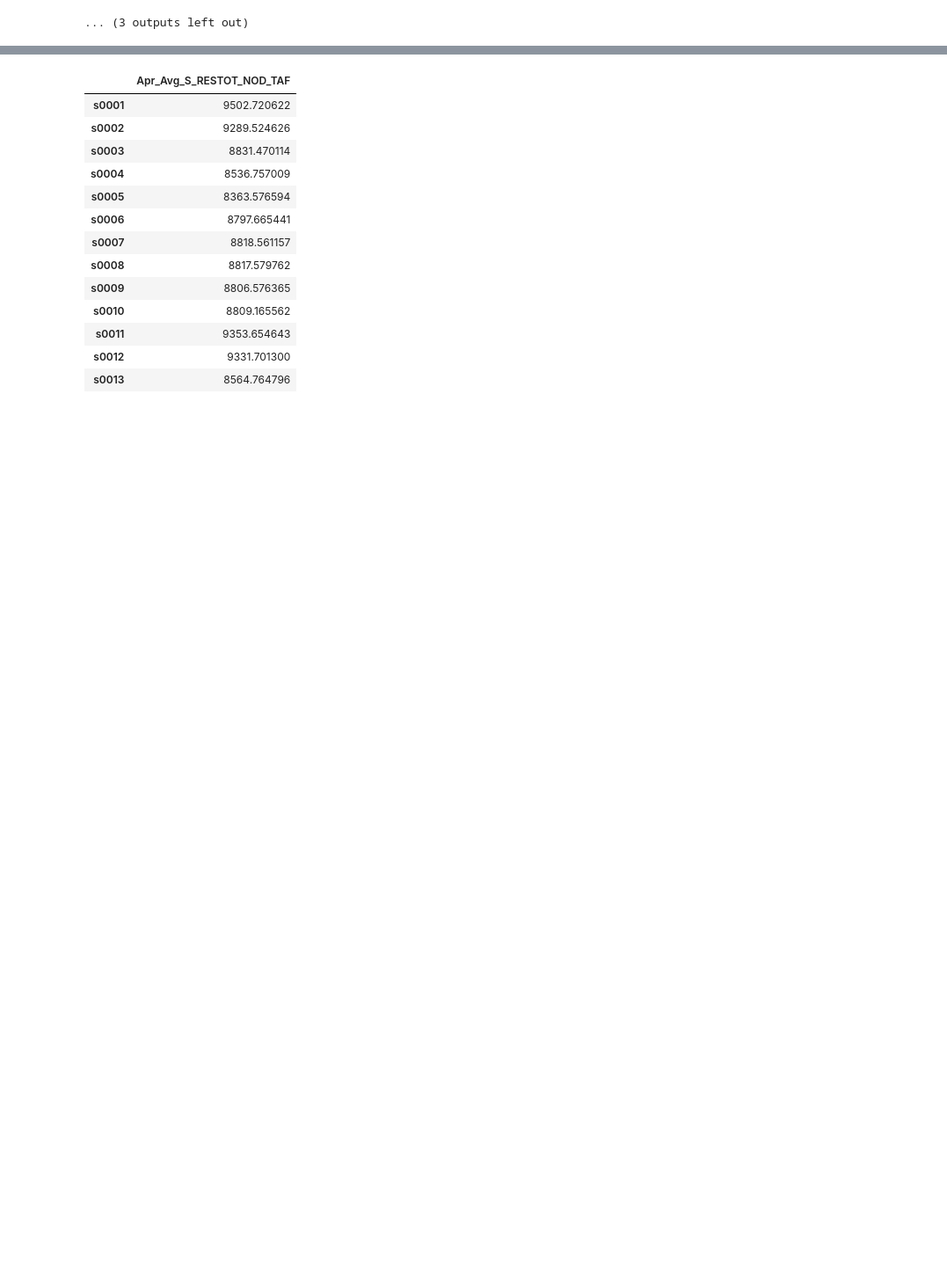
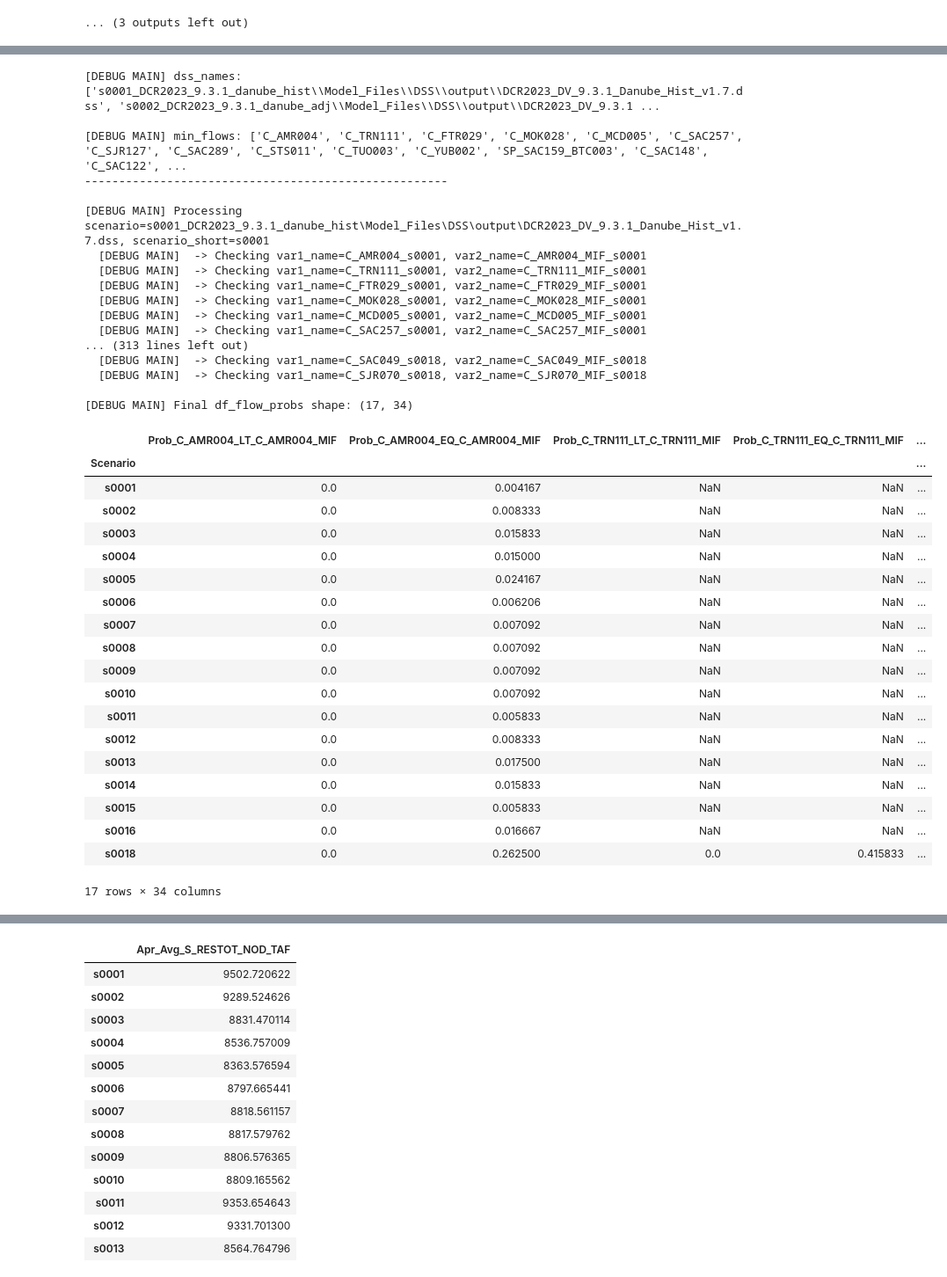
Before and after one commit to maramahmedd/coeqwal, a Jupyter notebook: notebooks/Metrics.ipynb, the cells around one changed output, grey strips where cells are left out. Shown at 88% size. Drawn from its saved outputs; the diff is of its cells as text; code cells hidden in the pictures; blank space fills up the shorter version.

Commit message:
add all scenario probability (lt and eq) processing

```diff
--- a/notebooks/Metrics.ipynb
+++ b/notebooks/Metrics.ipynb
@@ -329,0 +300,71 @@ Days actual flows equal min flows: 163
+# %%
+min_flows = [
+    "C_AMR004", "C_TRN111", "C_FTR029", "C_MOK028", "C_MCD005",
+    "C_SAC257", "C_SJR127", "C_SAC289", "C_STS011", "C_TUO003",
+    "C_YUB002", "SP_SAC159_BTC003", "C_SAC148", "C_SAC122",
+    "C_FTR003", "C_SAC049", "C_SJR070"
+]
+
+prob_result_list = []
+
+for scenario in dss_names:
+    scenario_short = scenario[:5]
+    row_data = {"Scenario": scenario_short}
+
+    for base_flow in min_flows:
+        var1_name = f"{base_flow}_{scenario_short}"
+        var2_name = f"{base_flow}_MIF_{scenario_short}"
+
+        p_less = probability_var1_lt_var2_for_scenario(df, var1_name, var2_name, units="TAF", tolerance=1e-6)
+        p_equal = probability_var1_eq_var2_for_scenario(df, var1_name, var2_name, units="TAF", tolerance=1e-6)
+
+        lt_col = f"Prob_{base_flow}_LT_{base_flow}_MIF"
+        eq_col = f"Prob_{base_flow}_EQ_{base_flow}_MIF"
+
+        row_data[lt_col] = p_less
+        row_data[eq_col] = p_equal
+
+    prob_result_list.append(row_data)
+
+df_flow_probs = pd.DataFrame(prob_result_list)
+df_flow_probs.set_index("Scenario", inplace=True)
+
+display(df_flow_probs)
+# %% [output]
+[DEBUG MAIN] dss_names: ['s0001_DCR2023_9.3.1_danube_hist\\Model_Files\\DSS\\output\\DCR2023_DV_9.3.1_Danube_Hist_v1.7.dss', 's0002_DCR2023_9.3.1_danube_adj\\Model_Files\\DSS\\output\\DCR2023_DV_9.3.1 ...
+
+[DEBUG MAIN] min_flows: ['C_AMR004', 'C_TRN111', 'C_FTR029', 'C_MOK028', 'C_MCD005', 'C_SAC257', 'C_SJR127', 'C_SAC289', 'C_STS011', 'C_TUO003', 'C_YUB002', 'SP_SAC159_BTC003', 'C_SAC148', 'C_SAC122', ...
+-----------------------------------------------------
+
+[DEBUG MAIN] Processing scenario=s0001_DCR2023_9.3.1_danube_hist\Model_Files\DSS\output\DCR2023_DV_9.3.1_Danube_Hist_v1.7.dss, scenario_short=s0001
+  [DEBUG MAIN]  -> Checking var1_name=C_AMR004_s0001, var2_name=C_AMR004_MIF_s0001
+  [DEBUG MAIN]  -> Checking var1_name=C_TRN111_s0001, var2_name=C_TRN111_MIF_s0001
+  [DEBUG MAIN]  -> Checking var1_name=C_FTR029_s0001, var2_name=C_FTR029_MIF_s0001
+  [DEBUG MAIN]  -> Checking var1_name=C_MOK028_s0001, var2_name=C_MOK028_MIF_s0001
+  [DEBUG MAIN]  -> Checking var1_name=C_MCD005_s0001, var2_name=C_MCD005_MIF_s0001
+  [DEBUG MAIN]  -> Checking var1_name=C_SAC257_s0001, var2_name=C_SAC257_MIF_s0001
+... (313 lines left out)
+  [DEBUG MAIN]  -> Checking var1_name=C_SAC049_s0018, var2_name=C_SAC049_MIF_s0018
+  [DEBUG MAIN]  -> Checking var1_name=C_SJR070_s0018, var2_name=C_SJR070_MIF_s0018
+
+[DEBUG MAIN] Final df_flow_probs shape: (17, 34)
+|  | Prob_C_AMR004_LT_C_AMR004_MIF | Prob_C_AMR004_EQ_C_AMR004_MIF | Prob_C_TRN111_LT_C_TRN111_MIF | Prob_C_TRN111_EQ_C_TRN111_MIF | ... |
+| Scenario |  |  |  |  | ... |
+| s0001 | 0.0 | 0.004167 | NaN | NaN | ... |
+| s0002 | 0.0 | 0.008333 | NaN | NaN | ... |
+| s0003 | 0.0 | 0.015833 | NaN | NaN | ... |
+| s0004 | 0.0 | 0.015000 | NaN | NaN | ... |
+| s0005 | 0.0 | 0.024167 | NaN | NaN | ... |
+| s0006 | 0.0 | 0.006206 | NaN | NaN | ... |
+| s0007 | 0.0 | 0.007092 | NaN | NaN | ... |
+| s0008 | 0.0 | 0.007092 | NaN | NaN | ... |
+| s0009 | 0.0 | 0.007092 | NaN | NaN | ... |
+| s0010 | 0.0 | 0.007092 | NaN | NaN | ... |
+| s0011 | 0.0 | 0.005833 | NaN | NaN | ... |
+| s0012 | 0.0 | 0.008333 | NaN | NaN | ... |
+| s0013 | 0.0 | 0.017500 | NaN | NaN | ... |
+| s0014 | 0.0 | 0.015833 | NaN | NaN | ... |
+| s0015 | 0.0 | 0.005833 | NaN | NaN | ... |
+| s0016 | 0.0 | 0.016667 | NaN | NaN | ... |
+| s0018 | 0.0 | 0.262500 | 0.0 | 0.415833 | ... |
+17 rows × 34 columns
```
Also changed, not shown: parts of 3 cells of this notebook, 1 other file.
